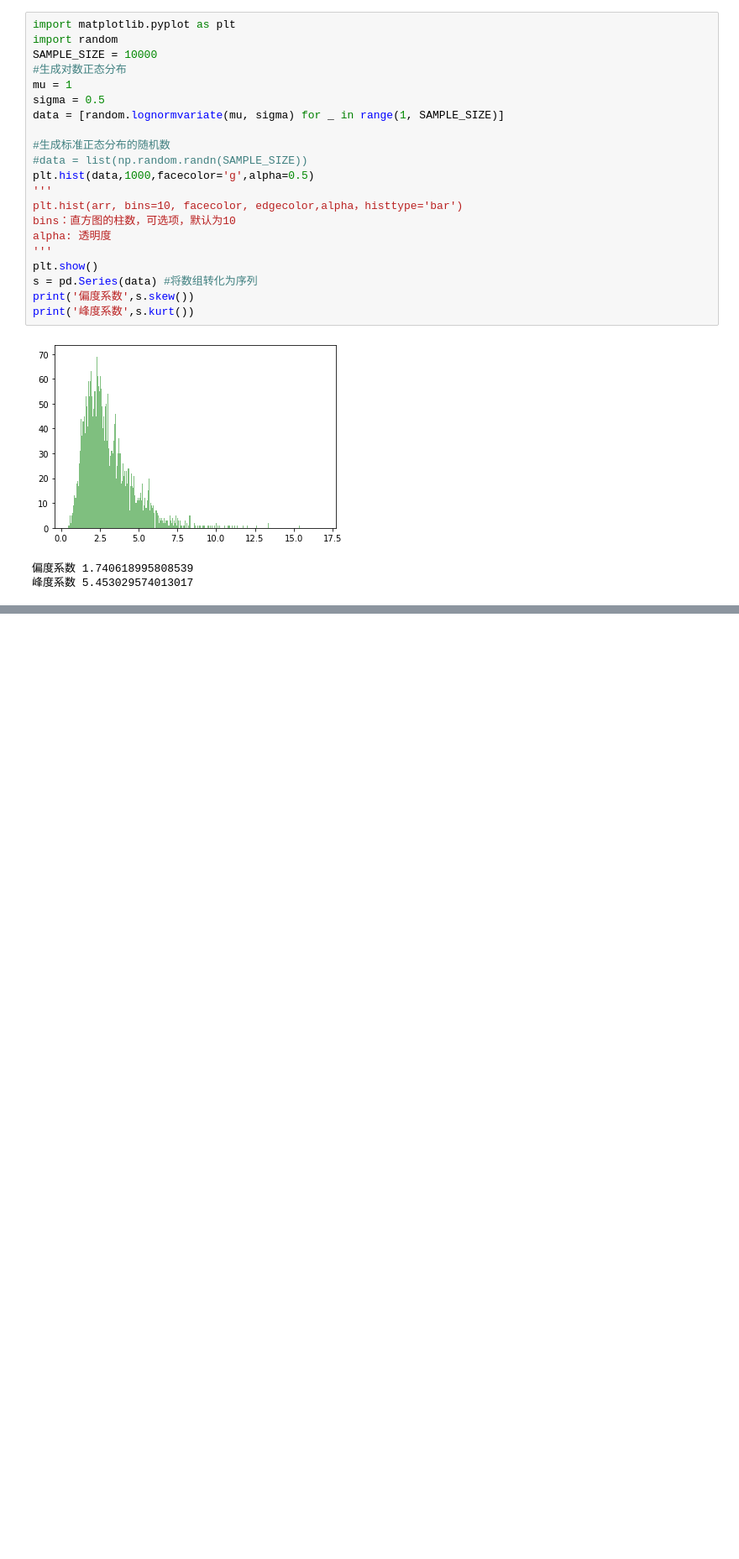
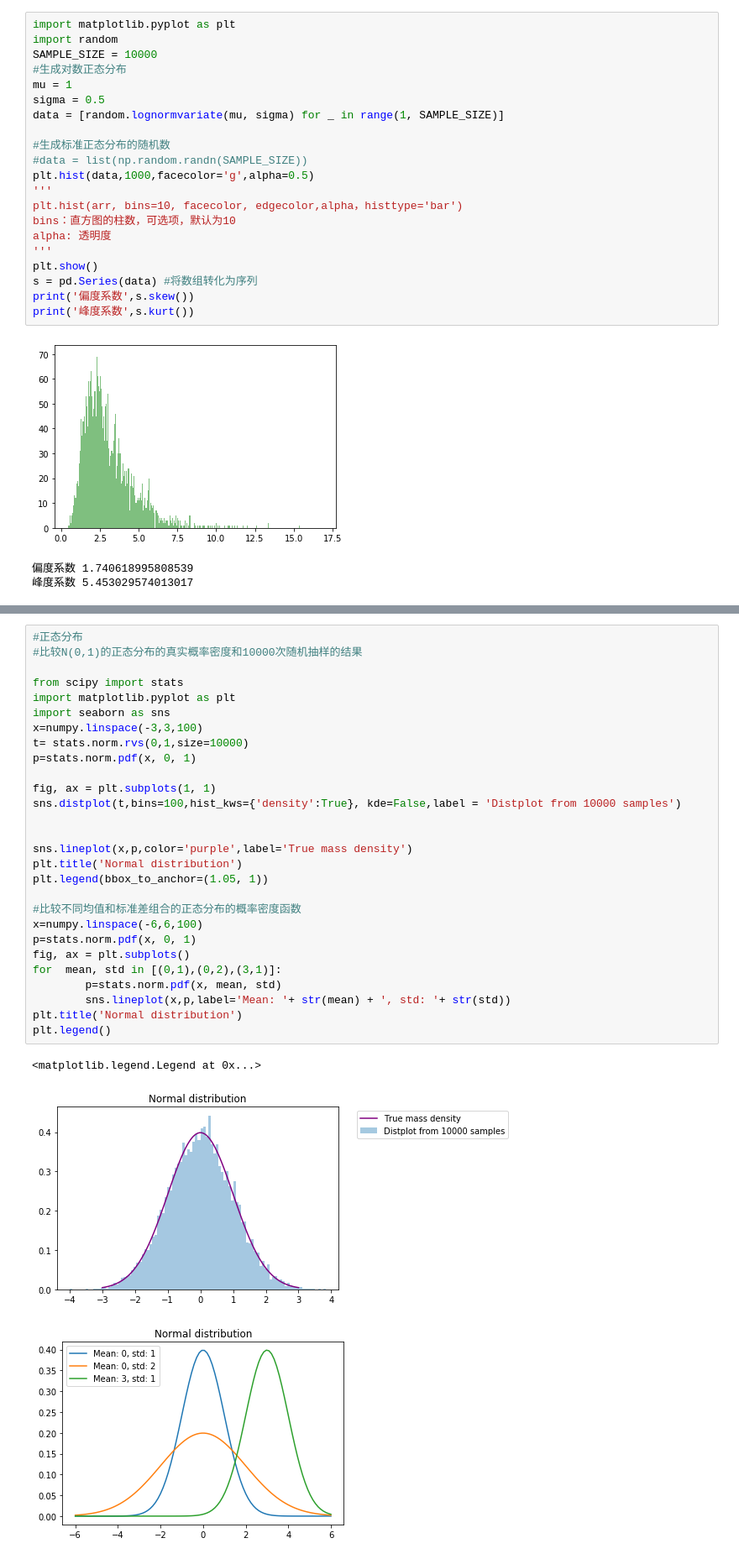
Before and after one commit to ZLFlyApple/DW-Teamlearning-note, a Jupyter notebook: 概率统计学习.ipynb, the cells around one changed output, grey strips where cells are left out. Shown at 84% size. Saved outputs shown, nothing was run; the diff lists cells and outputs as text; blank space fills up the shorter version.

```diff
--- a/概率统计学习.ipynb
+++ b/概率统计学习.ipynb
@@ -231,0 +385,32 @@ print('峰度系数',s.kurt())
+# %%
+#正态分布
+#比较N(0,1)的正态分布的真实概率密度和10000次随机抽样的结果
+
+from scipy import stats
+import matplotlib.pyplot as plt
+import seaborn as sns
+x=numpy.linspace(-3,3,100)
+t= stats.norm.rvs(0,1,size=10000)
+p=stats.norm.pdf(x, 0, 1)
+
+fig, ax = plt.subplots(1, 1)
+sns.distplot(t,bins=100,hist_kws={'density':True}, kde=False,label = 'Distplot from 10000 samples')
+
+
+sns.lineplot(x,p,color='purple',label='True mass density')
+plt.title('Normal distribution')
+plt.legend(bbox_to_anchor=(1.05, 1))
+
+#比较不同均值和标准差组合的正态分布的概率密度函数
+x=numpy.linspace(-6,6,100)
+p=stats.norm.pdf(x, 0, 1)
+fig, ax = plt.subplots()
+for  mean, std in [(0,1),(0,2),(3,1)]:
+        p=stats.norm.pdf(x, mean, std)
+        sns.lineplot(x,p,label='Mean: '+ str(mean) + ', std: '+ str(std))
+plt.title('Normal distribution')
+plt.legend()
+# %% [output]
+<matplotlib.legend.Legend at 0x...>
+[figure, added]
+[figure, added]
```
Also changed, not shown: parts of 23 cells of this notebook.
